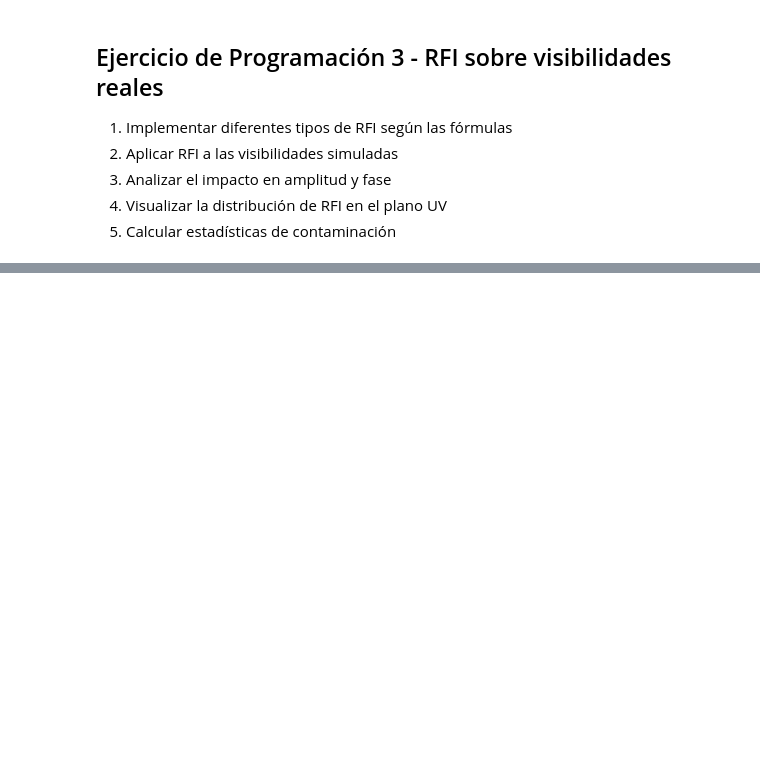
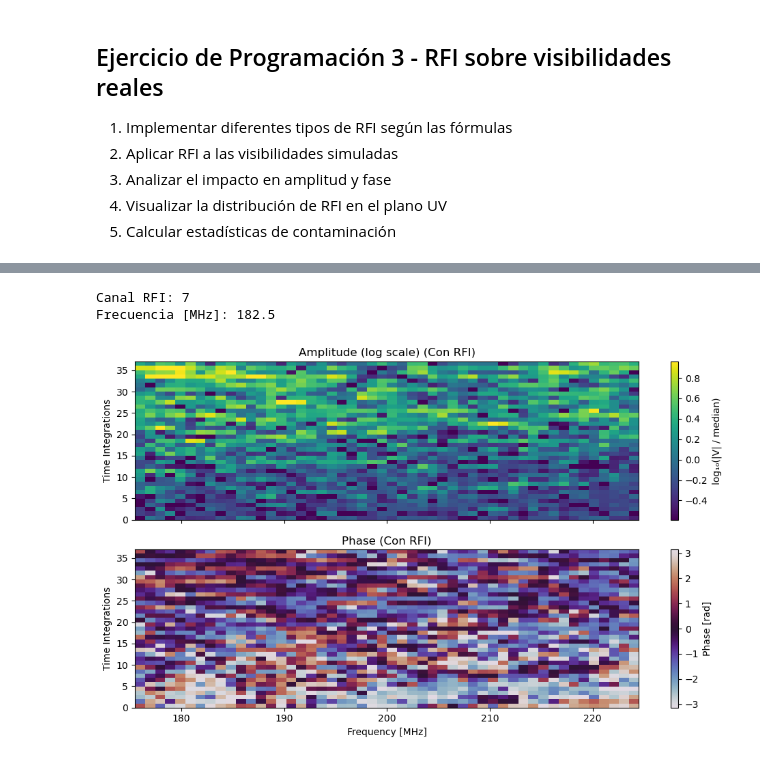
Before and after one commit to Mieres7/RadioInterferometry, a Jupyter notebook: TallerDeInvestigación/RFI.ipynb, the cells around one changed output, grey strips where cells are left out. Saved outputs shown, nothing was run; the diff lists cells and outputs as text; code cells hidden in the pictures; blank space fills up the shorter version.

Commit message:
narrowband RFI

```diff
--- a/TallerDeInvestigación/RFI.ipynb
+++ b/TallerDeInvestigación/RFI.ipynb
@@ -82,0 +103,19 @@ plot_uv_density_paper_style(uvw, 512)
+# %%
+from modules.noise import narrowband_rfi
+
+V_rfi, k, f_rfi = narrowband_rfi(
+    V,
+    frequencies,
+    amplitude=10,
+    k_rfi=7,
+    seed=42
+)
+
+print("Canal RFI:", k)
+print("Frecuencia [MHz]:", f_rfi / 1e6)
+
+
+V_corrupted = V + V_rfi
+# %% [output]
+Canal RFI: 7
+Frecuencia [MHz]: 182.5
@@ -82,0 +188,8 @@ plot_uv_density_paper_style(uvw, 512)
+# %%
+plot_visibility_waterfall_publication(
+    V,
+    frequencies,
+    title_suffix="(Con RFI)"
+)
+# %% [output]
+[figure, added]
```
Also changed, not shown: parts of 6 cells of this notebook, 3 other files.
